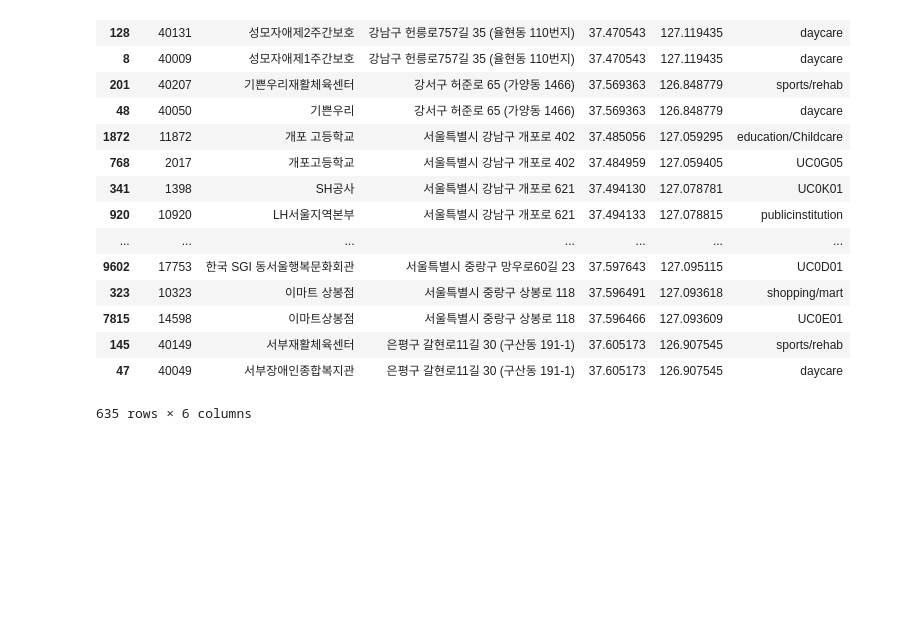
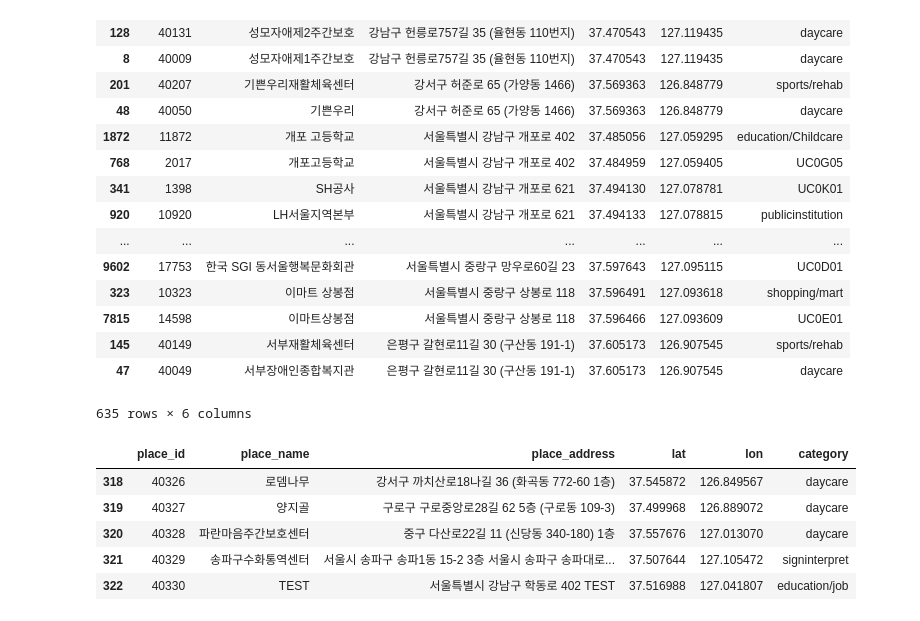
Before and after one commit to BigDataCampus/fresh, a Jupyter notebook: 중복확인하기.ipynb, the cells around one changed output. Cells and saved outputs as stored; diff of their text form; code cells hidden in the pictures; blank space fills up the shorter version.

Commit message:
zzang 0.2v update

```diff
--- a/중복확인하기.ipynb
+++ b/중복확인하기.ipynb
@@ -608,3 +608,12 @@ zzang[zzang.duplicated(subset=['place_address'],keep=False)].sort_values('place_
 | 145 | 40149 | 서부재활체육센터 | 은평구 갈현로11길 30 (구산동 191-1) | 37.605173 | 126.907545 | sports/rehab |
 | 47 | 40049 | 서부장애인종합복지관 | 은평구 갈현로11길 30 (구산동 191-1) | 37.605173 | 126.907545 | daycare |
 635 rows × 6 columns
+# %%
+zzang.tail()
+# %% [output]
+|  | place_id | place_name | place_address | lat | lon | category |
+| 318 | 40326 | 로뎀나무 | 강서구 까치산로18나길 36 (화곡동 772-60 1층) | 37.545872 | 126.849567 | daycare |
+| 319 | 40327 | 양지골 | 구로구 구로중앙로28길 62 5층 (구로동 109-3) | 37.499968 | 126.889072 | daycare |
+| 320 | 40328 | 파란마음주간보호센터 | 중구 다산로22길 11 (신당동 340-180) 1층 | 37.557676 | 127.013070 | daycare |
+| 321 | 40329 | 송파구수화통역센터 | 서울시 송파구 송파1동 15-2 3층 서울시 송파구 송파대로... | 37.507644 | 127.105472 | signinterpret |
+| 322 | 40330 | TEST | 서울특별시 강남구 학동로 402 TEST | 37.516988 | 127.041807 | education/job |
```
Also changed, not shown: parts of 9 cells of this notebook, 1 other file.
